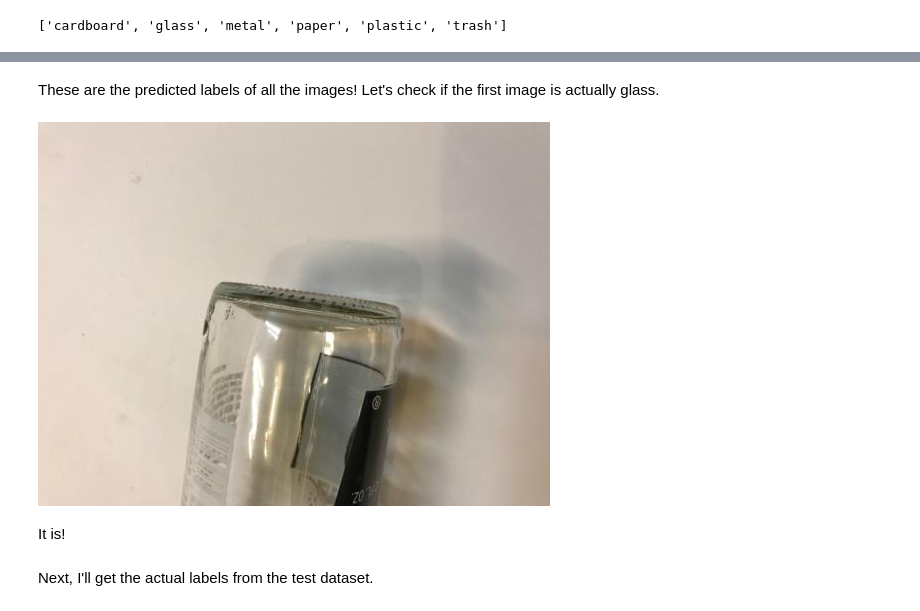
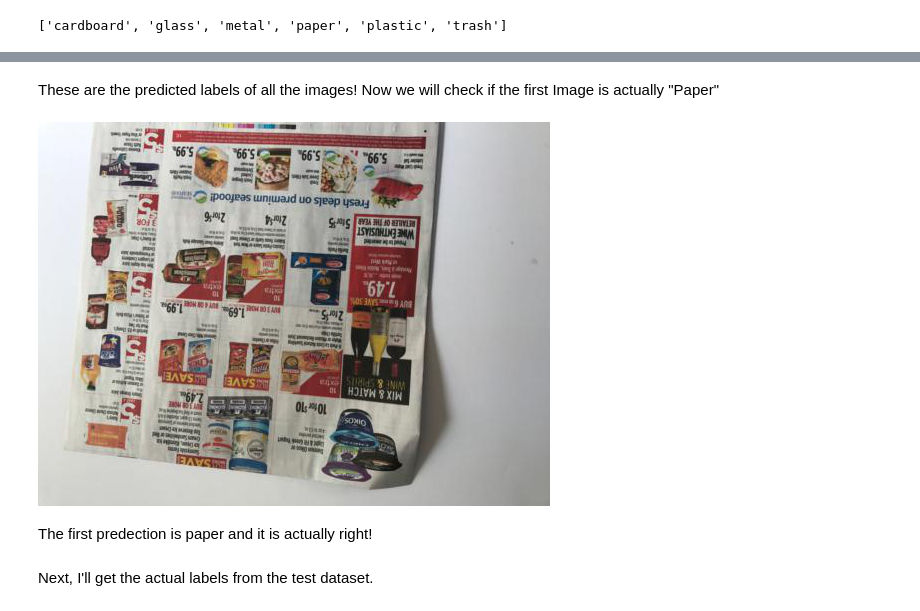
Before and after one commit to MHRasmy/Garbage-Sorting, a Jupyter notebook: GarbageSorter.ipynb, the cells around one changed output, grey strips where cells are left out. Cells and saved outputs as stored; diff of their text form; code cells hidden in the pictures.

```diff
--- a/GarbageSorter.ipynb
+++ b/GarbageSorter.ipynb
@@ -233,5 +211,5 @@ The learning rate finder suggests a learning rate of 5.13e-03.
 # %% [markdown]
 ### Training
 # %%
-learn.fit_one_cycle(20,max_lr=5.13e-03)
+learn.fit_one_cycle(1,max_lr=5.13e-03)
 # %% [output]
@@ -344,11 +308,11 @@ yhat
 # %% [markdown]
-These are the predicted labels of all the images! Let's check if the first image is actually glass.
+These are the predicted labels of all the images! Now we will check if the first Image is actually "Paper"
 # %%
-learn.data.test_ds[0][0]
+learn.data.test_ds[1][0]
 # %% [output]
-[figure, old version]
+[figure, new version]
-# %% [markdown]
-It is!
+# %% [markdown]
+ The first predection is paper and it is actually right!
 # %% [markdown]
 Next, I'll get the actual labels from the test dataset.
 # %%
```
Also changed, not shown: parts of 58 cells of this notebook.
